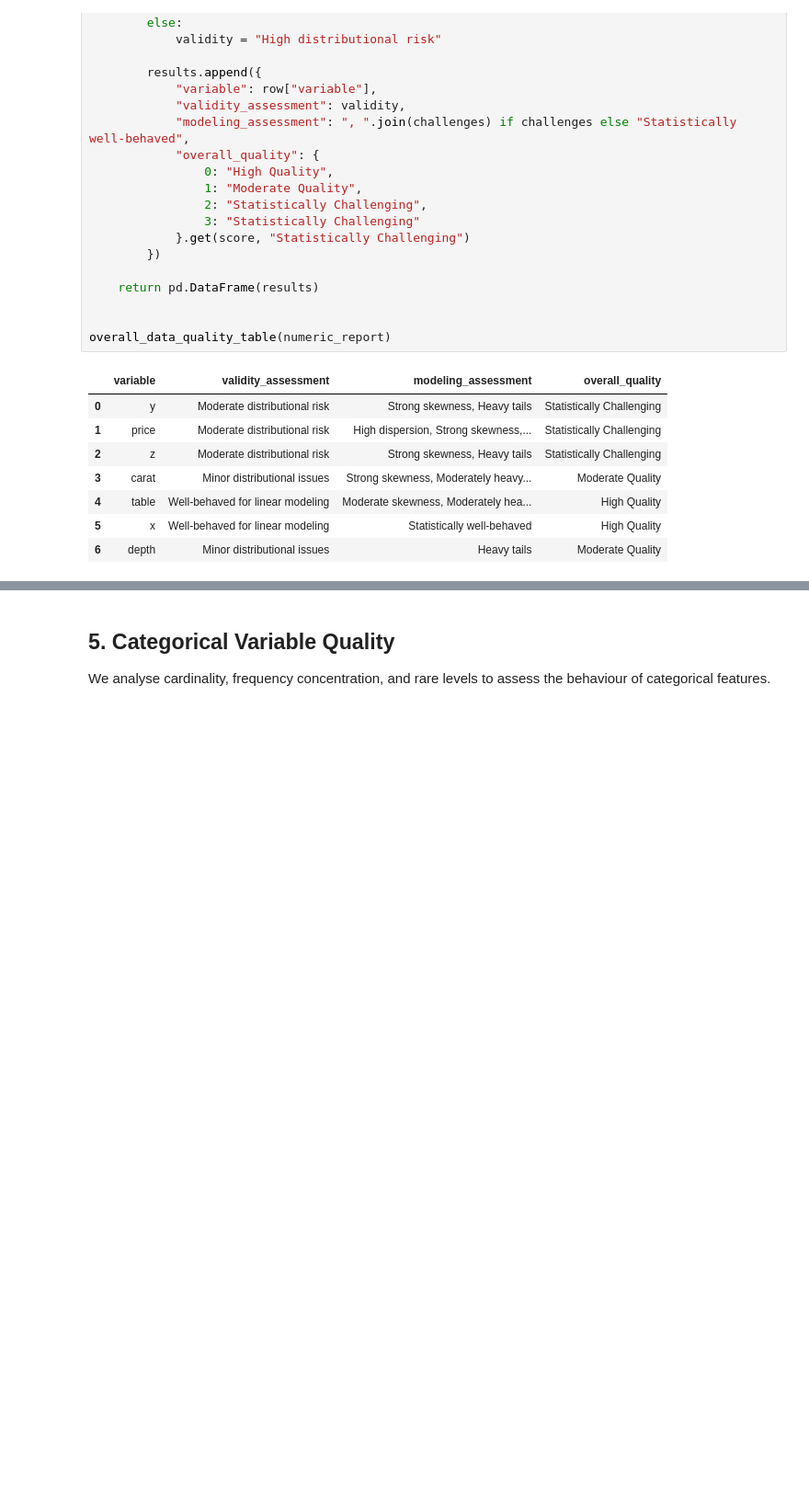
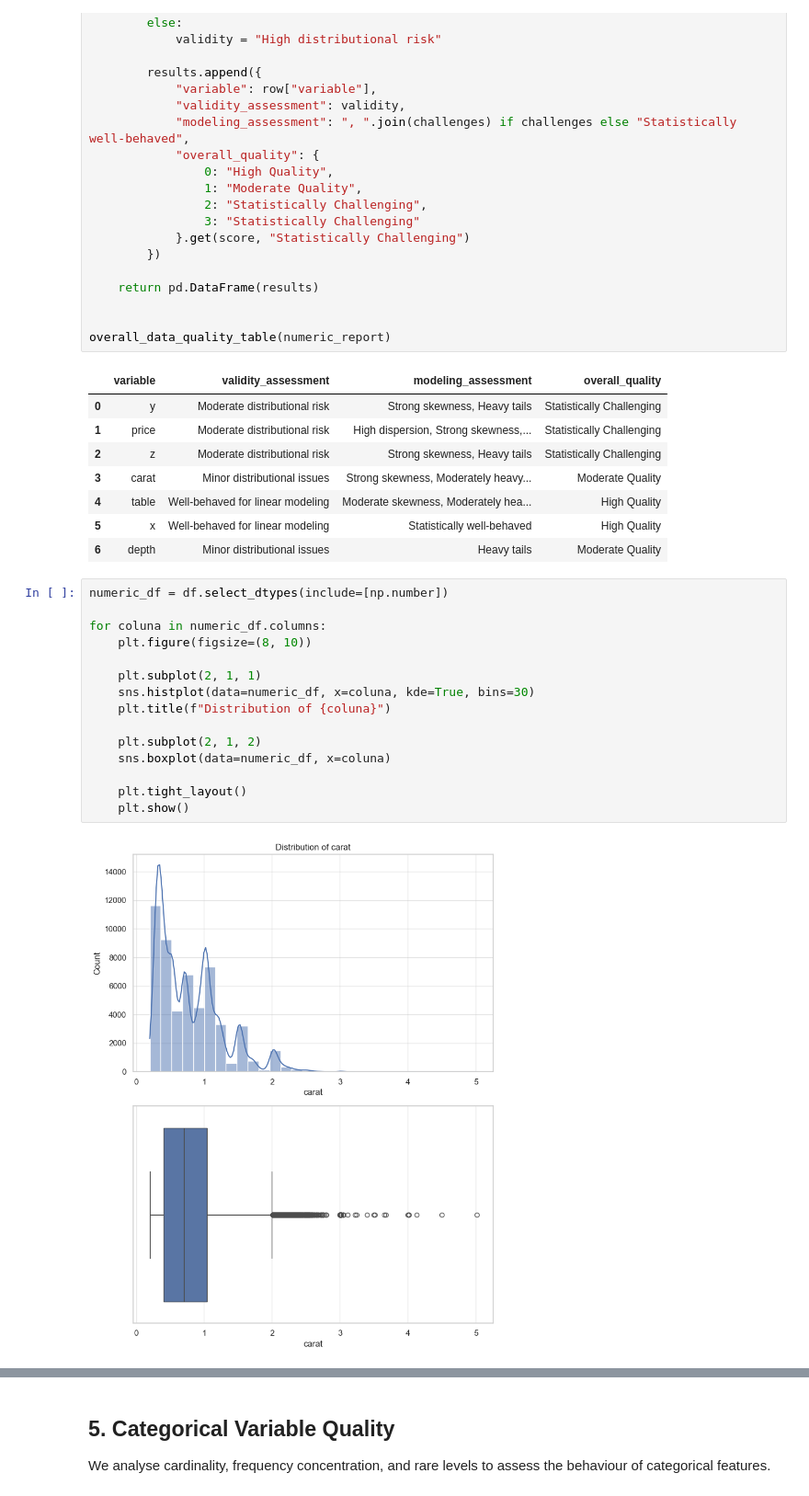
Before and after one commit to Uranarc/Diamond-Prices, a Jupyter notebook: notebooks/01_eda.ipynb, the cells around one changed output, grey strips where cells are left out. Shown at 92% size. Cells and saved outputs as stored; diff of their text form; blank space fills up the shorter version.

```diff
--- a/notebooks/01_eda.ipynb
+++ b/notebooks/01_eda.ipynb
@@ -270,3 +270,20 @@ overall_data_quality_table(numeric_report)
 | 4 | table | Well-behaved for linear modeling | Moderate skewness, Moderately hea... | High Quality |
 | 5 | x | Well-behaved for linear modeling | Statistically well-behaved | High Quality |
 | 6 | depth | Minor distributional issues | Heavy tails | Moderate Quality |
+# %%
+numeric_df = df.select_dtypes(include=[np.number])
+
+for coluna in numeric_df.columns:
+    plt.figure(figsize=(8, 10))
+
+    plt.subplot(2, 1, 1)
+    sns.histplot(data=numeric_df, x=coluna, kde=True, bins=30)
+    plt.title(f"Distribution of {coluna}")
+
+    plt.subplot(2, 1, 2)
+    sns.boxplot(data=numeric_df, x=coluna)
+
+    plt.tight_layout()
+    plt.show()
+# %% [output]
+[figure, added]
```
Also changed, not shown: parts of 23 cells of this notebook.
